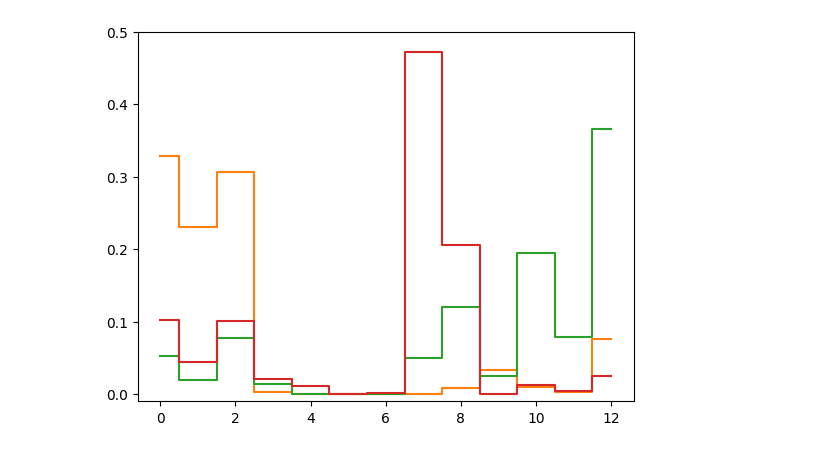
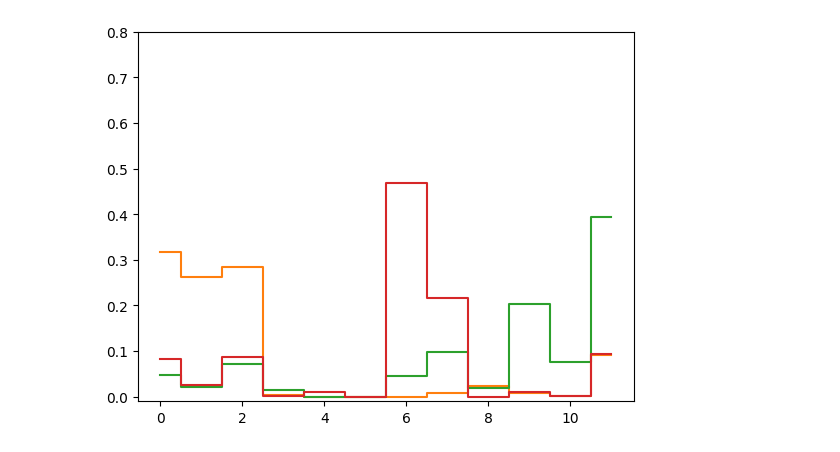
Before and after one commit to chrisjdallmann/roadrunner, a Jupyter notebook: code/manc_neuropil_analysis.ipynb, the cells around one changed output. Saved outputs shown, nothing was run; the diff lists cells and outputs as text; code cells hidden in the pictures.

```diff
--- a/code/manc_neuropil_analysis.ipynb
+++ b/code/manc_neuropil_analysis.ipynb
@@ -9,3 +11,7 @@ from scipy.cluster.hierarchy import linkage, dendrogram
 import matplotlib.pyplot as plt
 import seaborn as sns
 import cmocean
+# %%
+# Set parameters
+data_dir = r'Z:/Data/Roadrunner/Connectomics/'
+syn_thresh = 5
@@ -20,10 +41,10 @@ dict_ids['DNpe053'] = [15016, 14999]
 dict_ids['DNpe020'] = [20978, 21696, 22586, 26296]
 dict_ids['DNp52'] = [151717]
 dict_ids['DNpe042'] = [21069,190167]
+dict_ids['DNd05'] = [13238, 12898]
 dict_ids['DNge150'] = [12613, 13548]
-dict_ids['DNge138'] = [16333, 154401, 16264, 17366]
-dict_ids['DNd05'] = [13238, 12898]
 dict_ids['DNge050'] = [10279, 11120]
+dict_ids['DNp64'] = [17113, 17467]
 
 source_ids = list(itertools.chain(*list(dict_ids.values())))
 # %%
@@ -81,3 +53,27 @@ for source_id in source_ids:
+# %%
+# Get number of output synapses per neuropil
+dict_synapses = {}
+
+for source_id in source_ids:
+    df_coonectivity_post = df_connectivity[df_connectivity.pre_root_id == source_id]
+
+    # Remove (L) and (R) designation
+    roi_updated = []
+    for roi in df_coonectivity_post.roi.tolist():
+        if '(R)' in roi or '(L)' in roi:
+            roi_updated.append(roi[0:len(roi)-3])
+        else:
+            roi_updated.append(roi)
+    df_coonectivity_post['roi'] = roi_updated
+
+    # Sum synapses for each roi
+    df_coonectivity_post = df_coonectivity_post.groupby(['roi'])['syn_count'].sum().reset_index().sort_values('syn_count', ascending=False)
+
+    rel_syn_count = df_coonectivity_post.syn_count.sum().item()
+
+    dict_synapses[source_id] = {}
+    for index, row in df_coonectivity_post.iterrows():
+        dict_synapses[source_id][row.roi] = row.syn_count/rel_syn_count
 # %%
 # Get unique neuropils
 neuropils = []
@@ -123,12 +119,12 @@ plt.show()
 # %%
 # Remove nerves
-nerves = ['ADMN','CV','MesoAN']
+nerves = ['ADMN','CV','MesoAN','NotPrimary']
 columns_to_delete = [index for index, neuropil in enumerate(neuropils) if neuropil in nerves]
 connectivity_matrix = np.delete(connectivity_matrix, columns_to_delete, 1)
 neuropils = [neuropil for neuropil in neuropils if neuropil not in nerves]
 
 # Sort neuropils
-sort_list = ['LegNp(T1)','LegNp(T2)','LegNp(T3)','Ov','mVAC(T1)','mVAC(T2)','mVAC(T3)','LTct','IntTct','NTct(UTct-T1)','WTct(UTct-T2)','HTct(UTct-T3)','ANm']
+sort_list = ['LegNp(T1)','LegNp(T2)','LegNp(T3)','Ov','mVAC(T1)','mVAC(T3)','LTct','IntTct','NTct(UTct-T1)','WTct(UTct-T2)','HTct(UTct-T3)','ANm']
 sort_index = [neuropils.index(neuropil) for neuropil in sort_list]
 connectivity_matrix = connectivity_matrix[:,sort_index]
 neuropils = [neuropils[index] for index in sort_index]
@@ -186,11 +182,11 @@ for cluster_index, cluster in enumerate(clusters):
 # %%
 # Plot means
 colors = ['tab:orange','tab:green','tab:red']
 for cluster_index, _ in enumerate(clusters):
     plt.step(range(len(cluster_means[cluster_index,:])),cluster_means[cluster_index,:], color=colors[cluster_index], where='mid')
 
-plt.ylim([-0.01,0.5])
+plt.ylim([-0.01,0.8])
 #plt.savefig(r"C:\Users\Chris\Desktop\cluster_means.eps", bbox_inches="tight", transparent=True)
 plt.show()
 # %% [output]
-[figure, old version]
+[figure, new version]
```
Also changed, not shown: parts of 14 cells of this notebook, 1 other file.
